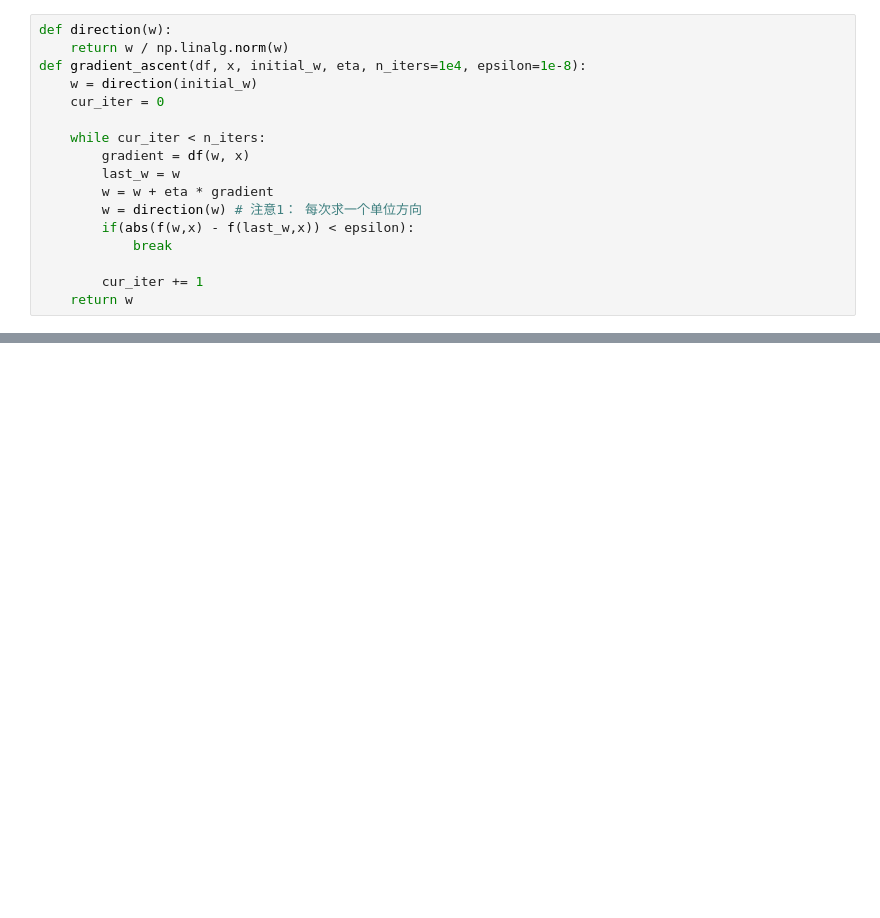
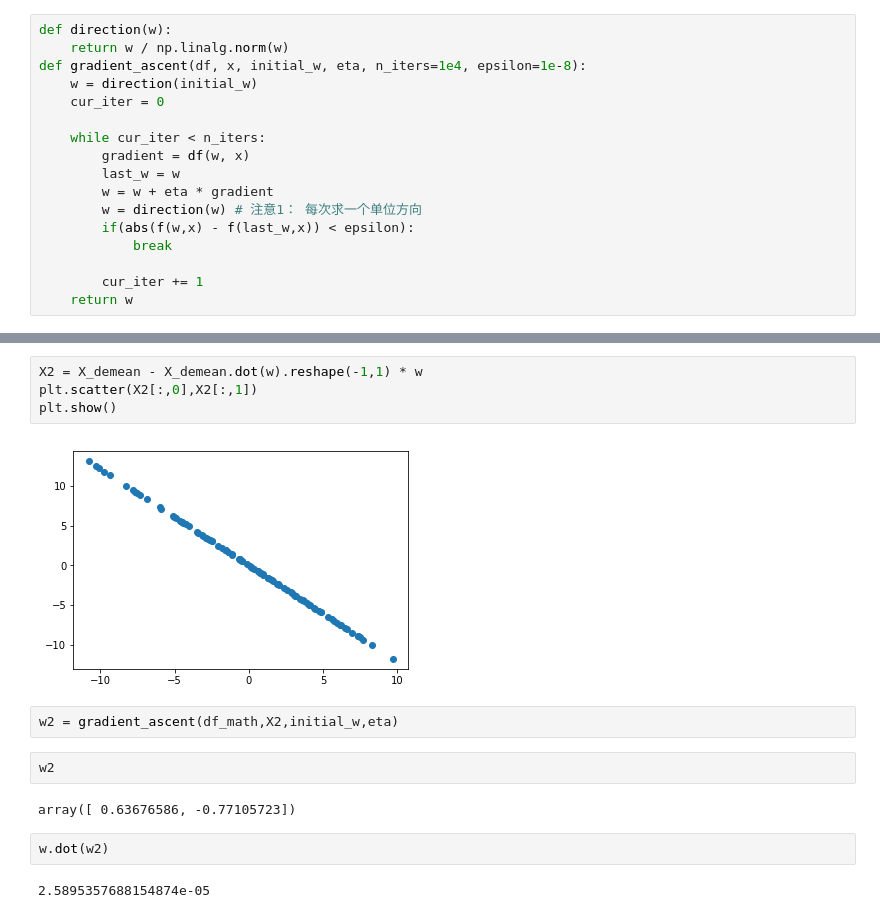
Before and after one commit to TobiahShaw/machine-learning-algorithm, a Jupyter notebook: PCAandGradientAscent/2.Use-Gradient-Ascent-To-Solve-PCA.ipynb, the cells around one changed output, grey strips where cells are left out. Cells and saved outputs as stored; diff of their text form; blank space fills up the shorter version.

```diff
--- a/PCAandGradientAscent/2.Use-Gradient-Ascent-To-Solve-PCA.ipynb
+++ b/PCAandGradientAscent/2.Use-Gradient-Ascent-To-Solve-PCA.ipynb
@@ -110,0 +124,16 @@ plt.show()
+# %%
+X2 = X_demean - X_demean.dot(w).reshape(-1,1) * w
+plt.scatter(X2[:,0],X2[:,1])
+plt.show()
+# %% [output]
+[figure, added]
+# %%
+w2 = gradient_ascent(df_math,X2,initial_w,eta)
+# %%
+w2
+# %% [output]
+array([ 0.63676586, -0.77105723])
+# %%
+w.dot(w2)
+# %% [output]
+2.5895357688154874e-05
```
Also changed, not shown: parts of 9 cells of this notebook.
